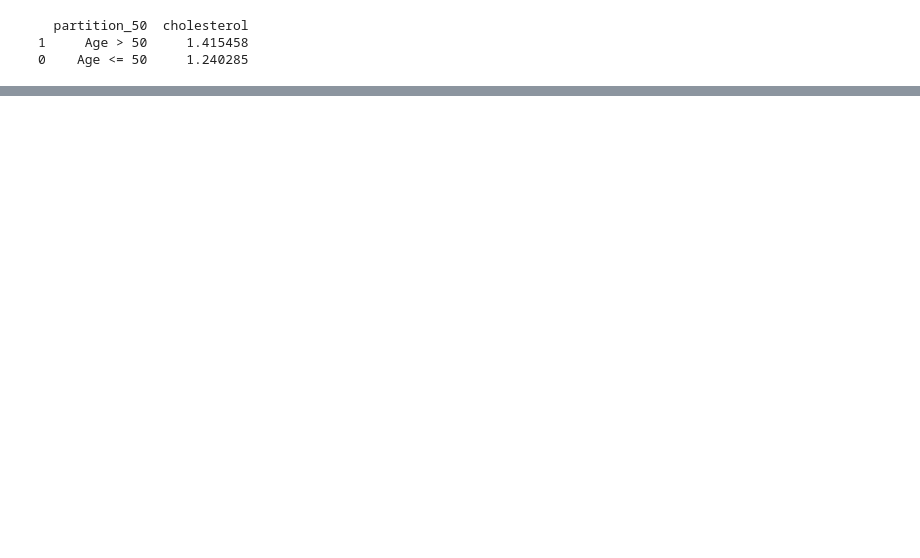
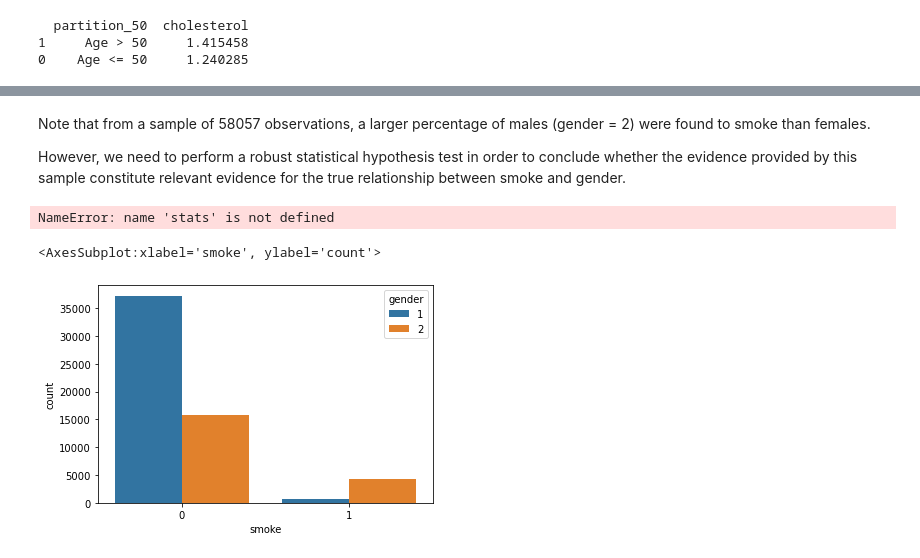
Before and after one commit to caiocvelasco/health-data-analysis, a Jupyter notebook: cardio-data-analysis-project.ipynb, the cells around one changed output, grey strips where cells are left out. Cells and saved outputs as stored; diff of their text form; code cells hidden in the pictures; blank space fills up the shorter version.

Commit message:
update questions

```diff
--- a/cardio-data-analysis-project.ipynb
+++ b/cardio-data-analysis-project.ipynb
@@ -702,0 +730,19 @@ print(answer_02)
+# %% [markdown]
+Note that from a sample of 58057 observations, a larger percentage of males (gender = 2) were found to smoke than females.
+
+However, we need to perform a robust statistical hypothesis test in order to conclude whether the evidence provided by this sample constitute relevant evidence for the true relationship between smoke and gender.
+# %%
+# Now, let's check whether there is evidence of a relationship between smoking and gender
+## Chi-Square Test for Independence
+##      H_0: There is no relationship between gender and smoke. (They are independent.)
+##      H_A: There is a relationship between gender and smoke.   (They are not independent.)
+
+obs = np.array([question_03_data.iloc[0][0:5].values, question_03_data.iloc[1][0:5].values])
+stats.chi2_contingency(obs)[0:3]
+# %% [output]
+NameError: name 'stats' is not defined
+# %%
+sns.countplot(x = 'smoke', data = data, hue  = 'gender')
+# %% [output]
+<AxesSubplot:xlabel='smoke', ylabel='count'>
+[figure, added]
```
Also changed, not shown: parts of 12 cells of this notebook.
